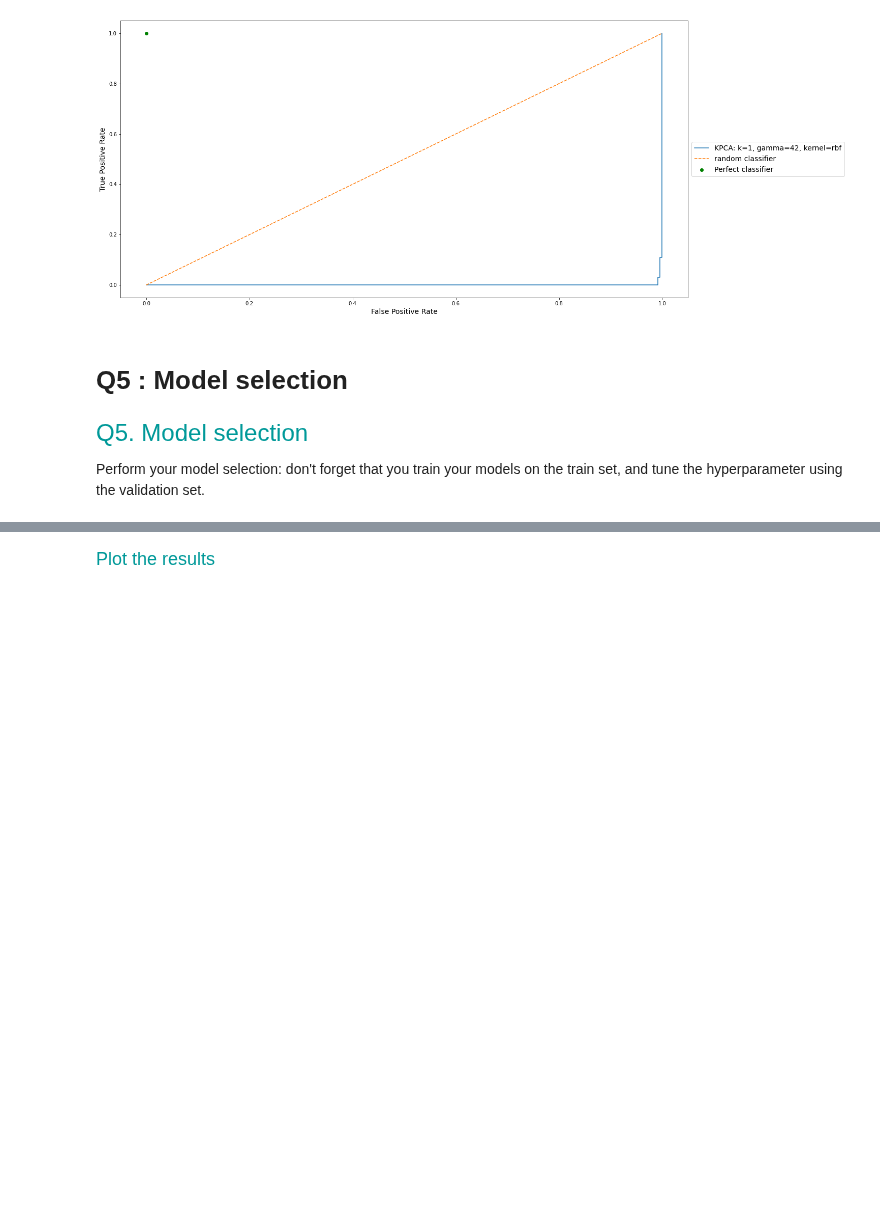
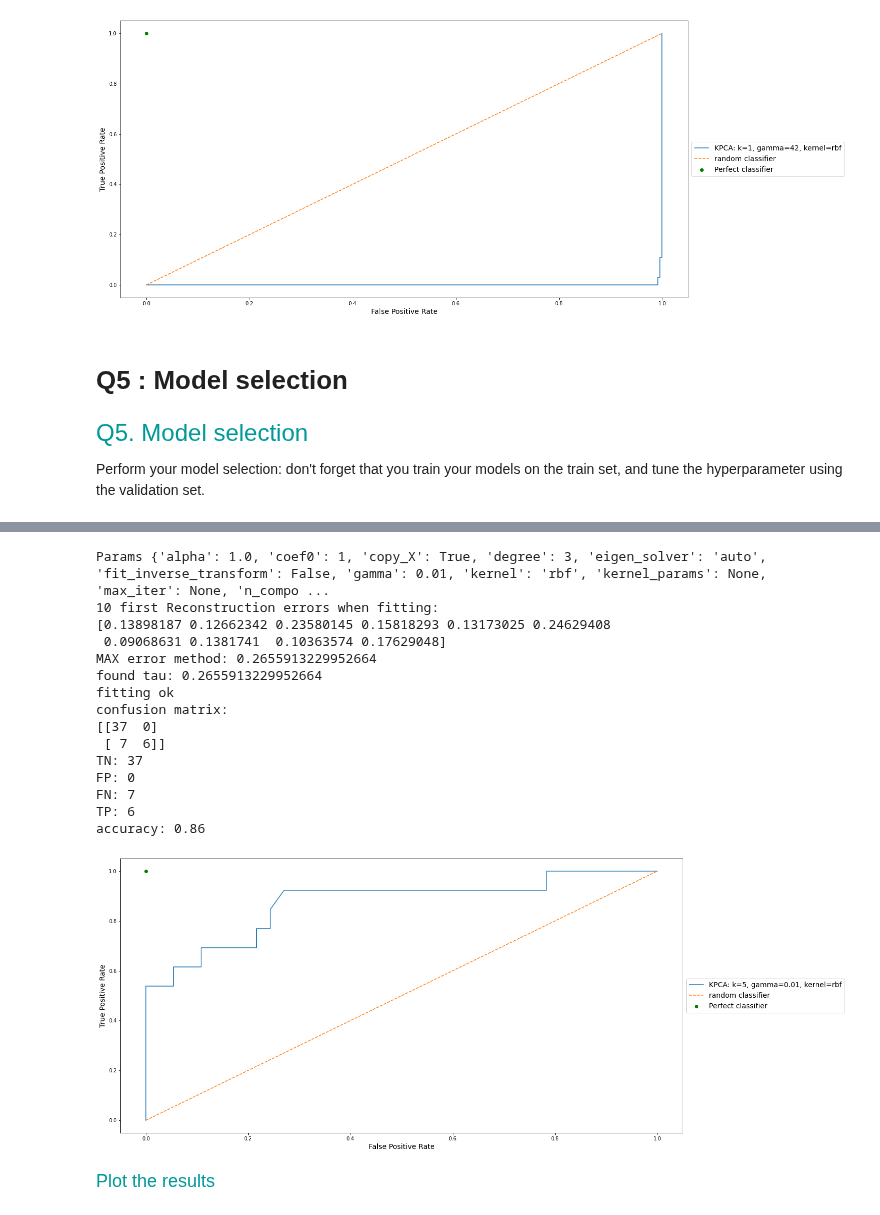
Before and after one commit to SimonLegendrre/LINMA2472_AlgoInDataScienceProjet1, a Jupyter notebook: P2/AdriHW2.ipynb, the cells around one changed output, grey strips where cells are left out. Saved outputs shown, nothing was run; the diff lists cells and outputs as text; code cells hidden in the pictures; blank space fills up the shorter version.

```diff
--- a/P2/AdriHW2.ipynb
+++ b/P2/AdriHW2.ipynb
@@ -663,3 +701,26 @@ gammas = range(5,10)
+# %%
+kpca_best_params = {"kernel": best_m['kern'], "gamma":best_m['gamma']}
+final_kpca_model = OutlierDetectorKPCA(param= kpca_best_params, k=best_m['comp'])
+final_kpca_model.fit(X_train,y_train)
+
+plot_ROC(final_kpca_model, X_test, y_test)
+# %% [output]
+Params {'alpha': 1.0, 'coef0': 1, 'copy_X': True, 'degree': 3, 'eigen_solver': 'auto', 'fit_inverse_transform': False, 'gamma': 0.01, 'kernel': 'rbf', 'kernel_params': None, 'max_iter': None, 'n_compo ...
+10 first Reconstruction errors when fitting:
+[0.13898187 0.12662342 0.23580145 0.15818293 0.13173025 0.24629408
+ 0.09068631 0.1381741  0.10363574 0.17629048]
+MAX error method: 0.2655913229952664
+found tau: 0.2655913229952664
+fitting ok
+confusion matrix:
+[[37  0]
+ [ 7  6]]
+TN: 37
+FP: 0
+FN: 7
+TP: 6
+accuracy: 0.86
+[figure, added]
 # %% [markdown]
 <font size=4 color=#009999> Plot the results </font> <br>
 </font>
```
Also changed, not shown: parts of 8 cells of this notebook, 2 other files.
